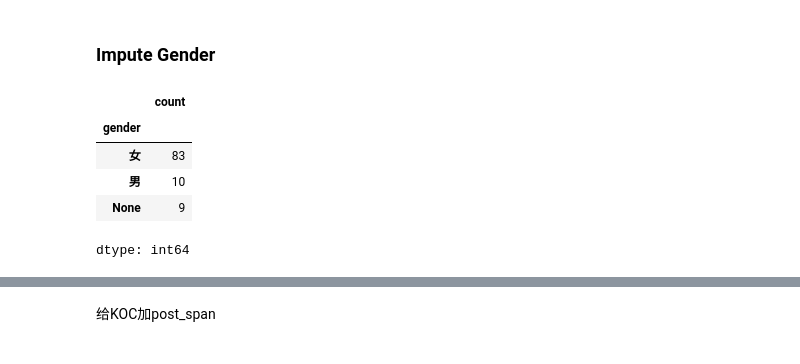
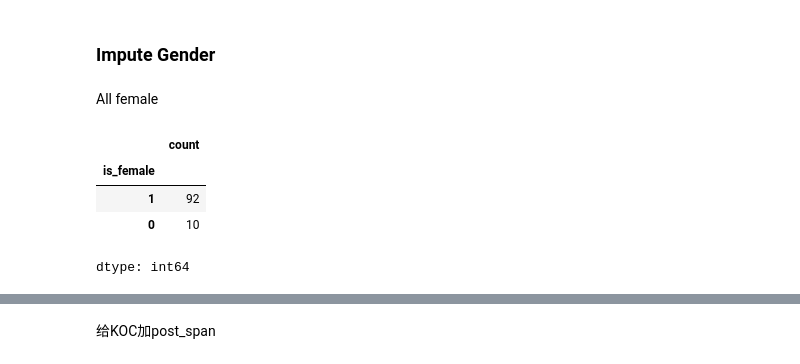
Before and after one commit to Dr-Spicy/MF_KOC, a Jupyter notebook: DataPreprocessing/Preprocessing.ipynb, the cells around one changed output, grey strips where cells are left out. Cells and saved outputs as stored; diff of their text form; code cells hidden in the pictures.

```diff
--- a/DataPreprocessing/Preprocessing.ipynb
+++ b/DataPreprocessing/Preprocessing.ipynb
@@ -434,3 +529,5 @@ df_creator.loc[df_creator.profession.notna(),'desc'][0]
+# %%
+ df_creator = df_creator.drop(columns=['tag_list'])
 # %% [markdown]
 ## Feature Engineering
 
@@ -440,15 +537,9 @@ df_creator.loc[df_creator.profession.notna(),'desc'][0]
 - `account_age`: the time length in days between the newest post and oldest post
 # %%
 df_creator['ff_ratio'] = df_creator.fans / df_creator.follows
-video_ratio = df_contents.groupby(['nickname','type']).size().unstack().fillna(0).reset_index()
-video_ratio['video_ratio'] = video_ratio.video / (video_ratio.video + video_ratio.normal)
-df_creator = pd.merge(df_creator, video_ratio[['nickname', 'video_ratio', 'normal']], on = 'nickname')
-df_contents['time'] = pd.to_datetime(df_contents.time, unit = 'ms')
-time_length = df_contents.groupby('nickname') \
-    .agg(oldest = ('time', 'min'), newest = ('time', 'max')).reset_index()
+time_length = df_contents.groupby('user_id') \
+    .agg(oldest = ('post_time', 'min'), newest = ('post_time', 'max')).reset_index()
 time_length['age_koc'] = time_length.newest - time_length.oldest
 time_length['age_koc'] = time_length.age_koc.dt.days
-df_creator = pd.merge(df_creator, time_length[['nickname', 'age_koc']], on = 'nickname')
+df_creator = pd.merge(df_creator, time_length[['user_id', 'age_koc']], on = 'user_id')
-# %%
-df_creator = df_creator.drop(columns = ['college','tag_list','profession','info'])
 # %%
@@ -492,12 +578,19 @@ df_creator.isna().sum()
 dtype: int64
 # %% [markdown]
 ### Impute Gender
+# %% [markdown]
+All female
+# %%
+# Impute missing values with "女" and then map "女" to 1 and any other value to 0.
+df_creator['is_female'] = df_creator['gender'].fillna("女").apply(lambda x: 1 if x == "女" else 0)
+
+# Optionally, drop the original gender column
+df_creator.drop('gender', axis=1, inplace=True)
 # %%
-df_creator.gender.value_counts(dropna = False)
+df_creator['is_female'].value_counts()
 # %% [output]
 |  | count |
-| gender |  |
-| 女 | 83 |
-| 男 | 10 |
-| None | 9 |
+| is_female |  |
+| 1 | 92 |
+| 0 | 10 |
 dtype: int64
```
Also changed, not shown: parts of 71 cells of this notebook.
